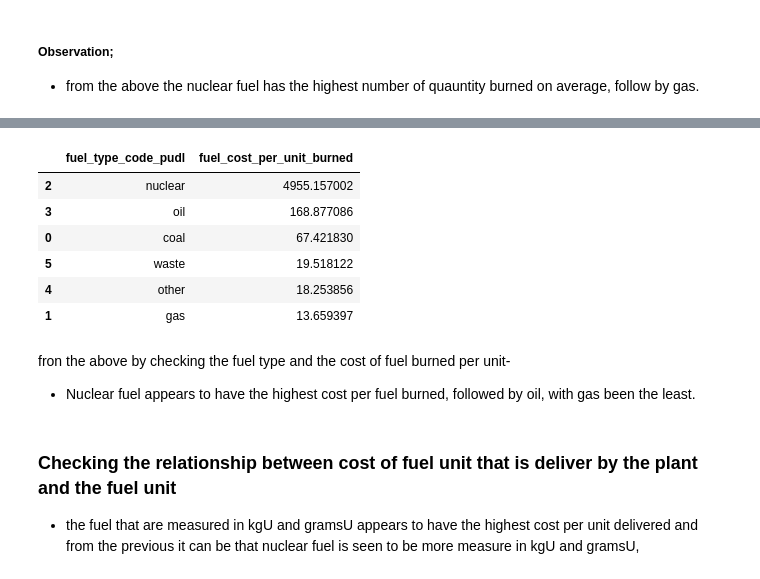
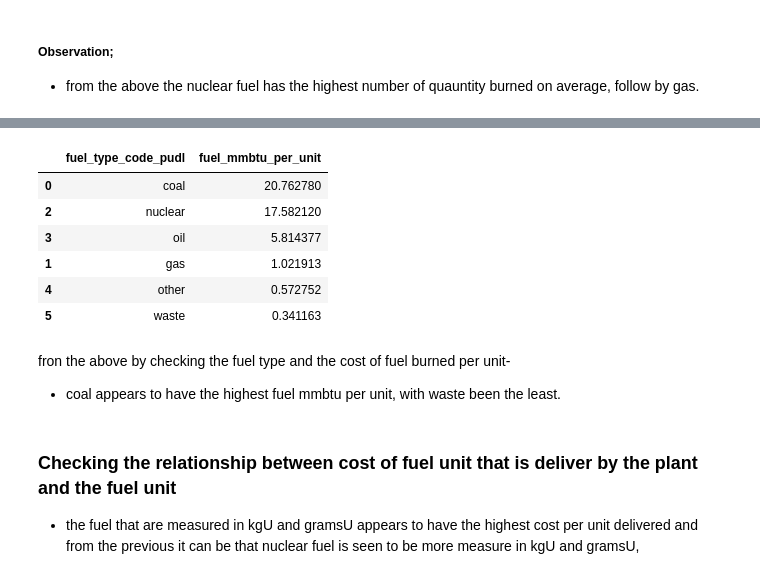
Before and after one commit to abiolaks/Hamoye_internship, a Jupyter notebook: Exploratory Analysis Of Electric Utilities Report Dataset.ipynb, the cells around one changed output, grey strips where cells are left out. Saved outputs shown, nothing was run; the diff lists cells and outputs as text; code cells hidden in the pictures.

```diff
--- a/Exploratory Analysis Of Electric Utilities Report Dataset.ipynb
+++ b/Exploratory Analysis Of Electric Utilities Report Dataset.ipynb
@@ -13,7 +13,7 @@ import matplotlib.pyplot as plt # for visualization
 import seaborn as sns # for visualization
 sns.set_style('darkgrid')
 
-pd.set_option('display.max_rows', None)
+#pd.set_option('display.max_rows', None)
 # %% [markdown]
 Reading in the Dataset into a DataFrame data types
 # %%
@@ -351,18 +486,17 @@ fuel_data[["fuel_type_code_pudl", "fuel_qty_burned"]].groupby(['fuel_type_code_p
 # %%
-# relationship between fuel_cost_per_unit against report years
-# checking the quantity of fuel burnt and the type of fuel that was burnt
-fuel_data[["fuel_type_code_pudl", "fuel_cost_per_unit_burned"]].groupby(['fuel_type_code_pudl'], as_index=False).mean().sort_values(by='fuel_cost_per_unit_burned', ascending=False)
+# checking the  relationship between fuel type and fuel mmbtu per unit
+fuel_data[["fuel_type_code_pudl", "fuel_mmbtu_per_unit"]].groupby(['fuel_type_code_pudl'], as_index=False).mean().sort_values(by='fuel_mmbtu_per_unit', ascending=False)
 # %% [output]
-|  | fuel_type_code_pudl | fuel_cost_per_unit_burned |
-| 2 | nuclear | 4955.157002 |
-| 3 | oil | 168.877086 |
-| 0 | coal | 67.421830 |
-| 5 | waste | 19.518122 |
-| 4 | other | 18.253856 |
-| 1 | gas | 13.659397 |
+|  | fuel_type_code_pudl | fuel_mmbtu_per_unit |
+| 0 | coal | 20.762780 |
+| 2 | nuclear | 17.582120 |
+| 3 | oil | 5.814377 |
+| 1 | gas | 1.021913 |
+| 4 | other | 0.572752 |
+| 5 | waste | 0.341163 |
 # %% [markdown]
 fron the above by checking the fuel type and the cost of fuel burned per unit-
-* Nuclear fuel appears to have the highest cost per fuel burned, followed by oil, with gas been the least.
+* coal  appears to have the highest fuel mmbtu per unit, with waste been the least.
 # %% [markdown]
 ### Checking the relationship between cost of fuel unit that is deliver by the plant  and the fuel unit
 * the fuel that are measured in kgU and gramsU appears to have the highest cost per unit delivered
```
Also changed, not shown: parts of 29 cells of this notebook.
